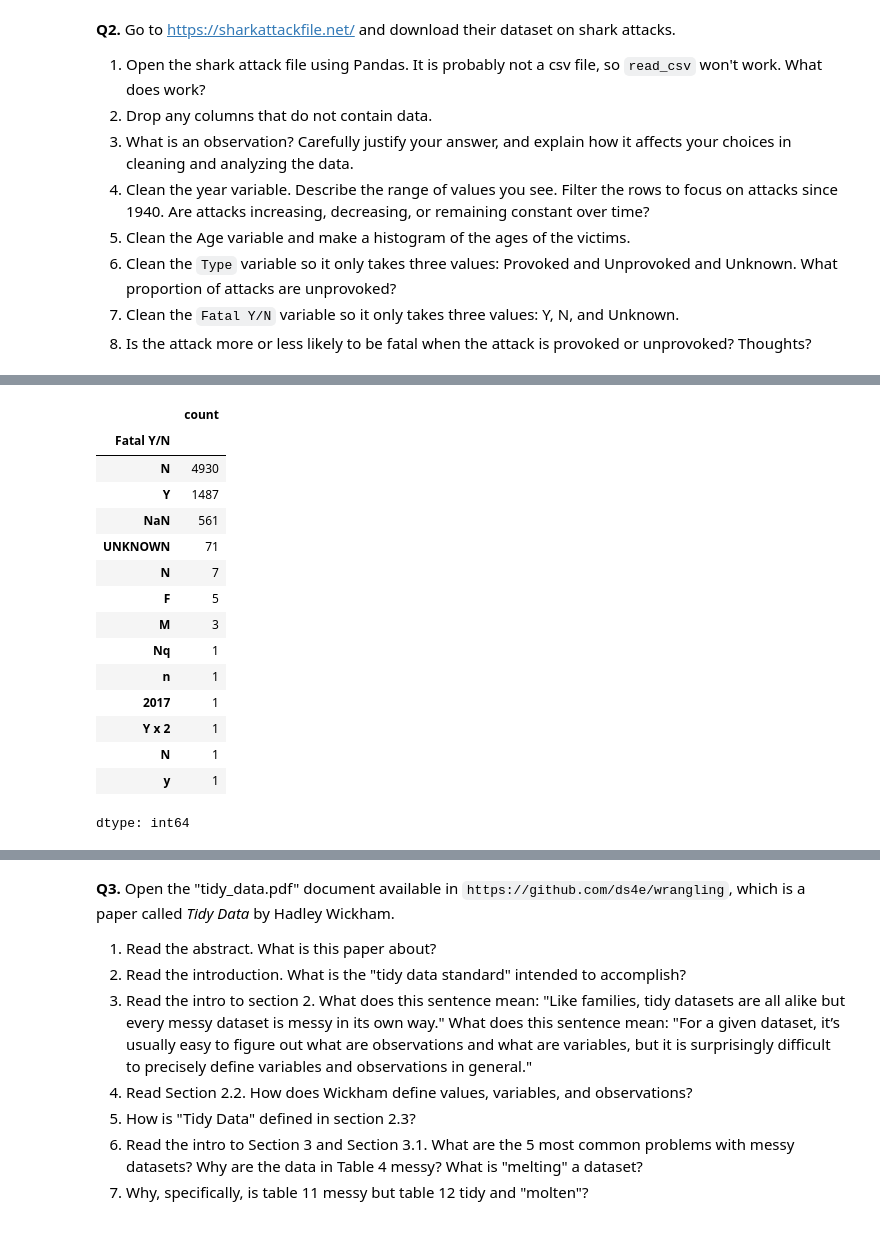
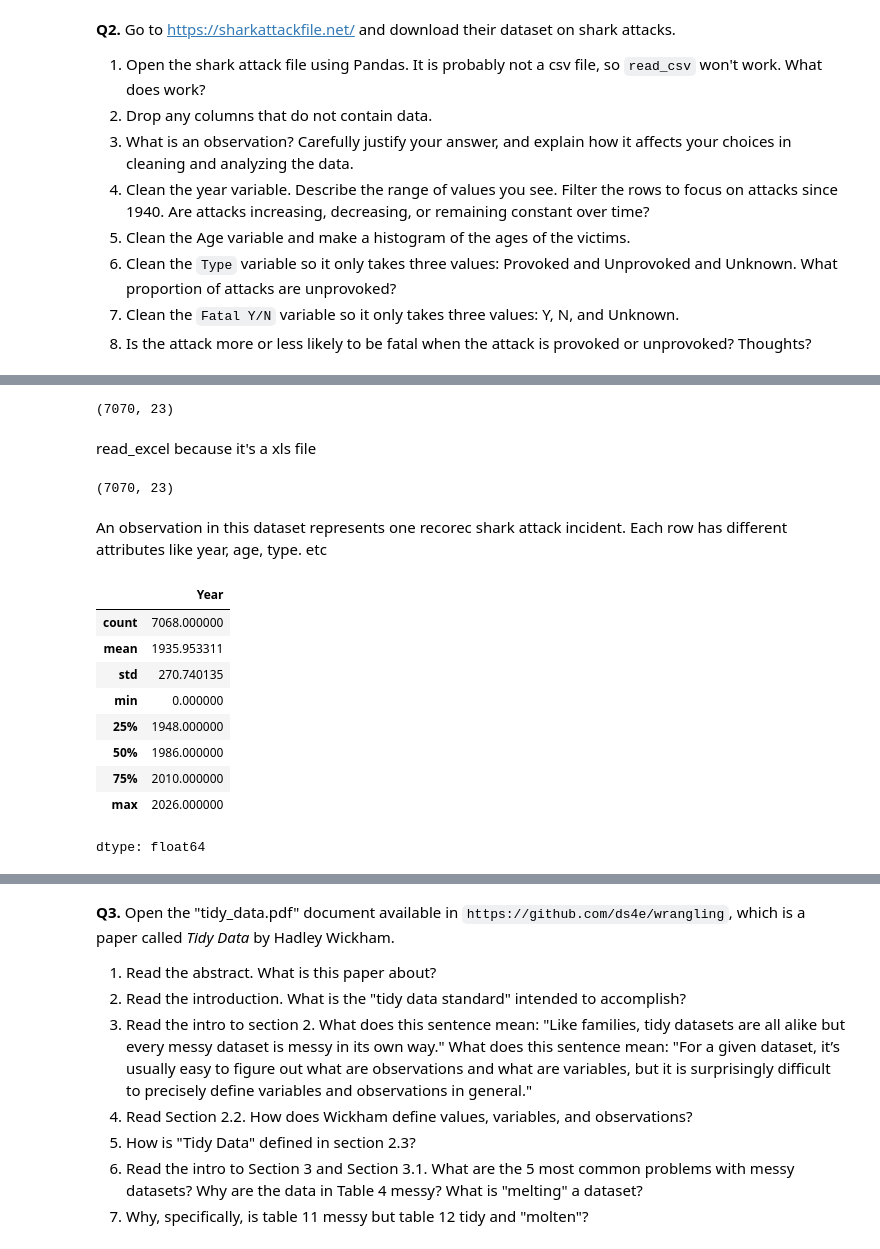
Before and after one commit to JasonYe05/undergrad_ml_assignments, a Jupyter notebook: 01_assignment_wrangling_and_eda.ipynb, the cells around one changed output, grey strips where cells are left out. Cells and saved outputs as stored; diff of their text form; code cells hidden in the pictures.

```diff
--- a/01_assignment_wrangling_and_eda.ipynb
+++ b/01_assignment_wrangling_and_eda.ipynb
@@ -231,19 +157,28 @@ dtype: float64
-# %%
-df_shark["Fatal Y/N"].value_counts(dropna = False)
-# %% [output]
-|  | count |
-| Fatal Y/N |  |
-| N | 4930 |
-| Y | 1487 |
-| NaN | 561 |
-| UNKNOWN | 71 |
-| N | 7 |
-| F | 5 |
-| M | 3 |
-| Nq | 1 |
-| n | 1 |
-| 2017 | 1 |
-| Y x 2 | 1 |
-| N | 1 |
-| y | 1 |
-dtype: int64
+# %%
+df_sharks = pd.read_excel("GSAF5.xls")
+df_sharks.shape
+# %% [output]
+(7070, 23)
+# %% [markdown]
+read_excel because it's a xls file
+# %%
+df_sharks = df_sharks.dropna(axis=1, how="all")
+df_sharks.shape
+# %% [output]
+(7070, 23)
+# %% [markdown]
+An observation in this dataset represents one recorec shark attack incident. Each row has different attributes like year, age, type. etc
+# %%
+df_sharks["Year"] = pd.to_numeric(df_sharks["Year"], errors="coerce")
+df_sharks["Year"].describe()
+# %% [output]
+|  | Year |
+| count | 7068.000000 |
+| mean | 1935.953311 |
+| std | 270.740135 |
+| min | 0.000000 |
+| 25% | 1948.000000 |
+| 50% | 1986.000000 |
+| 75% | 2010.000000 |
+| max | 2026.000000 |
+dtype: float64
```
Also changed, not shown: parts of 17 cells of this notebook.
